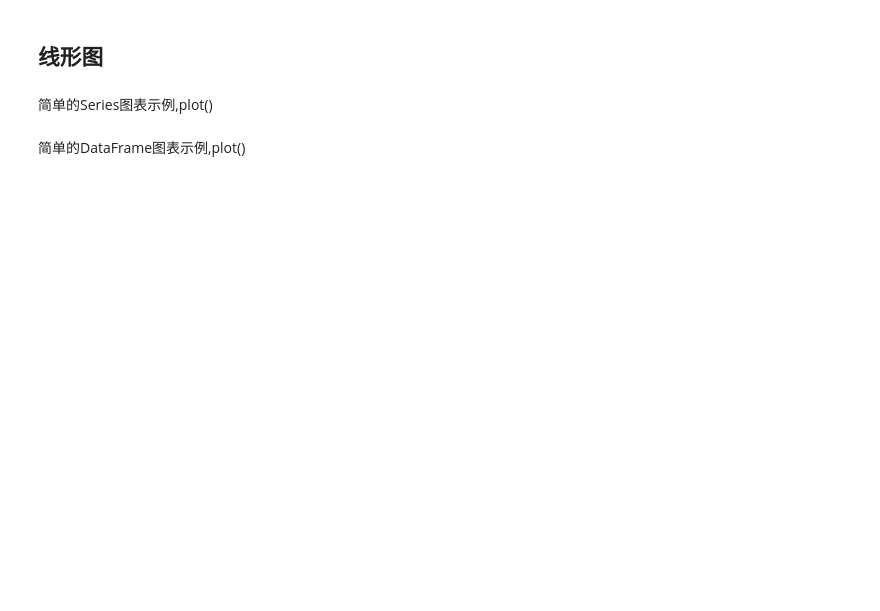
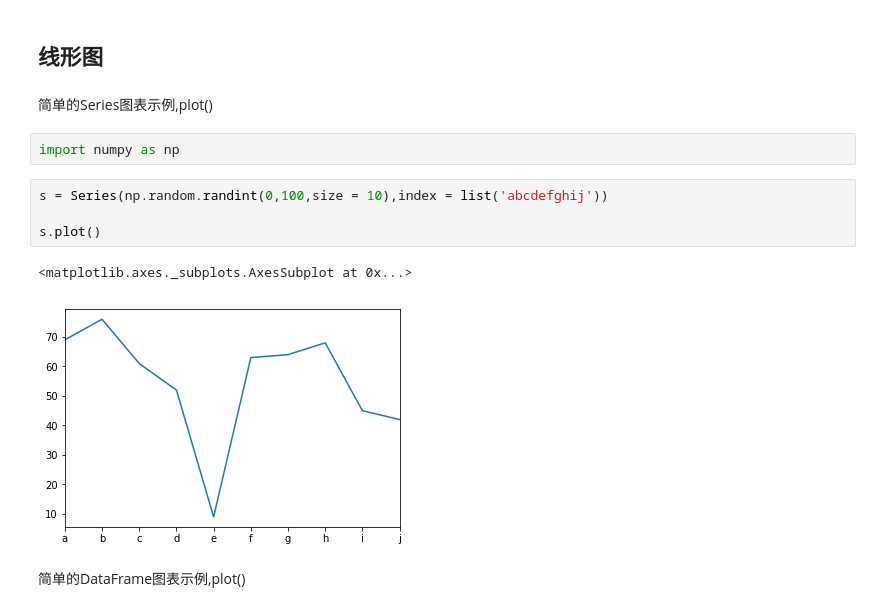
Before and after one commit to rottengeek/data_analysis, a Jupyter notebook: 11-pandas中的绘图函数.ipynb, the cells around one changed output. Cells and saved outputs as stored; diff of their text form; blank space fills up the shorter version.

```diff
--- a/11-pandas中的绘图函数.ipynb
+++ b/11-pandas中的绘图函数.ipynb
@@ -4,5 +10,14 @@ Series和DataFrame都有一个用于生成各类图表的plot方法。默认情
 ## 线形图
 # %% [markdown]
 简单的Series图表示例,plot()
+# %%
+import numpy as np
+# %%
+s = Series(np.random.randint(0,100,size = 10),index = list('abcdefghij'))
+
+s.plot()
+# %% [output]
+<matplotlib.axes._subplots.AxesSubplot at 0x...>
+[figure, added]
 # %% [markdown]
 简单的DataFrame图表示例,plot()
```
Also changed, not shown: parts of 15 cells of this notebook, 1 other file.
